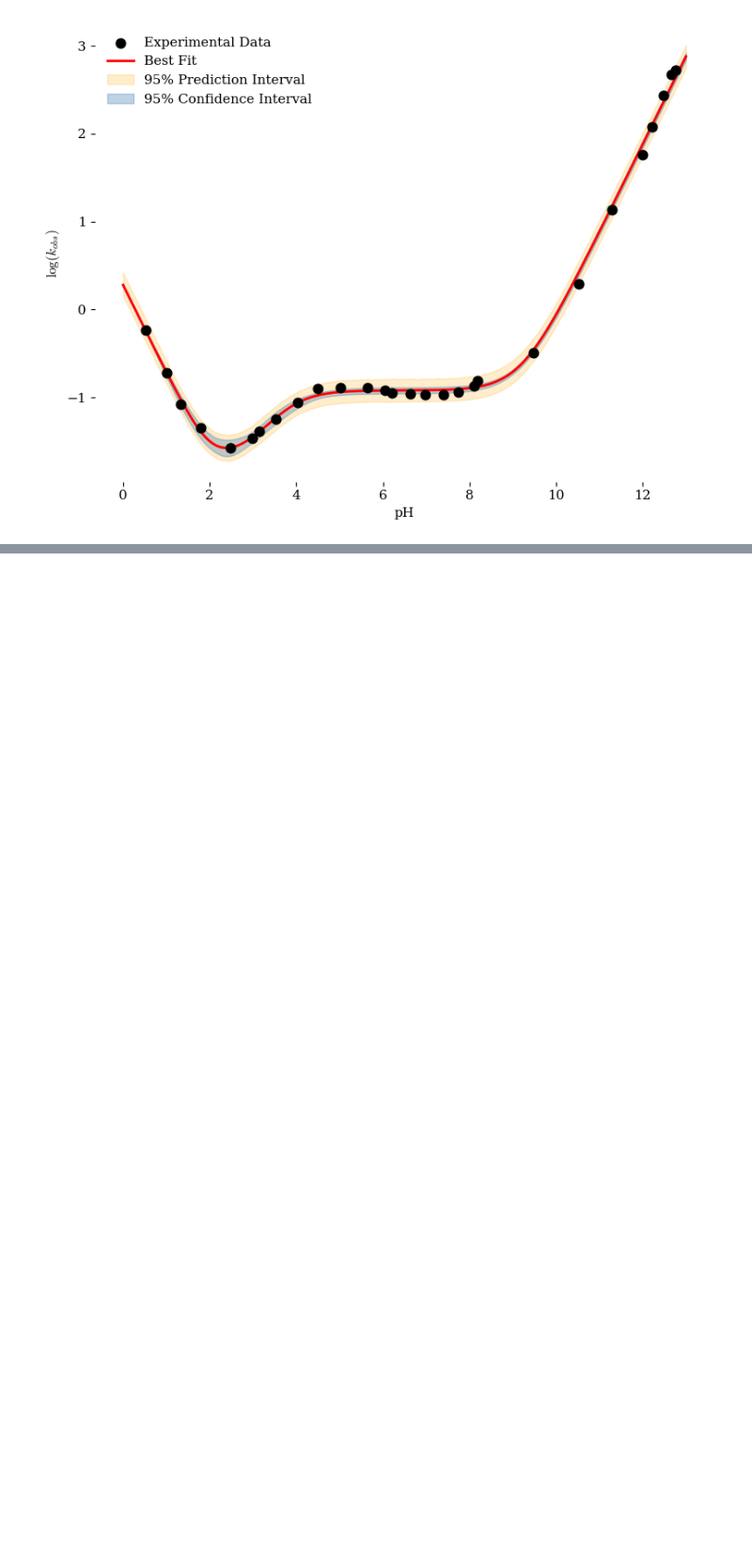
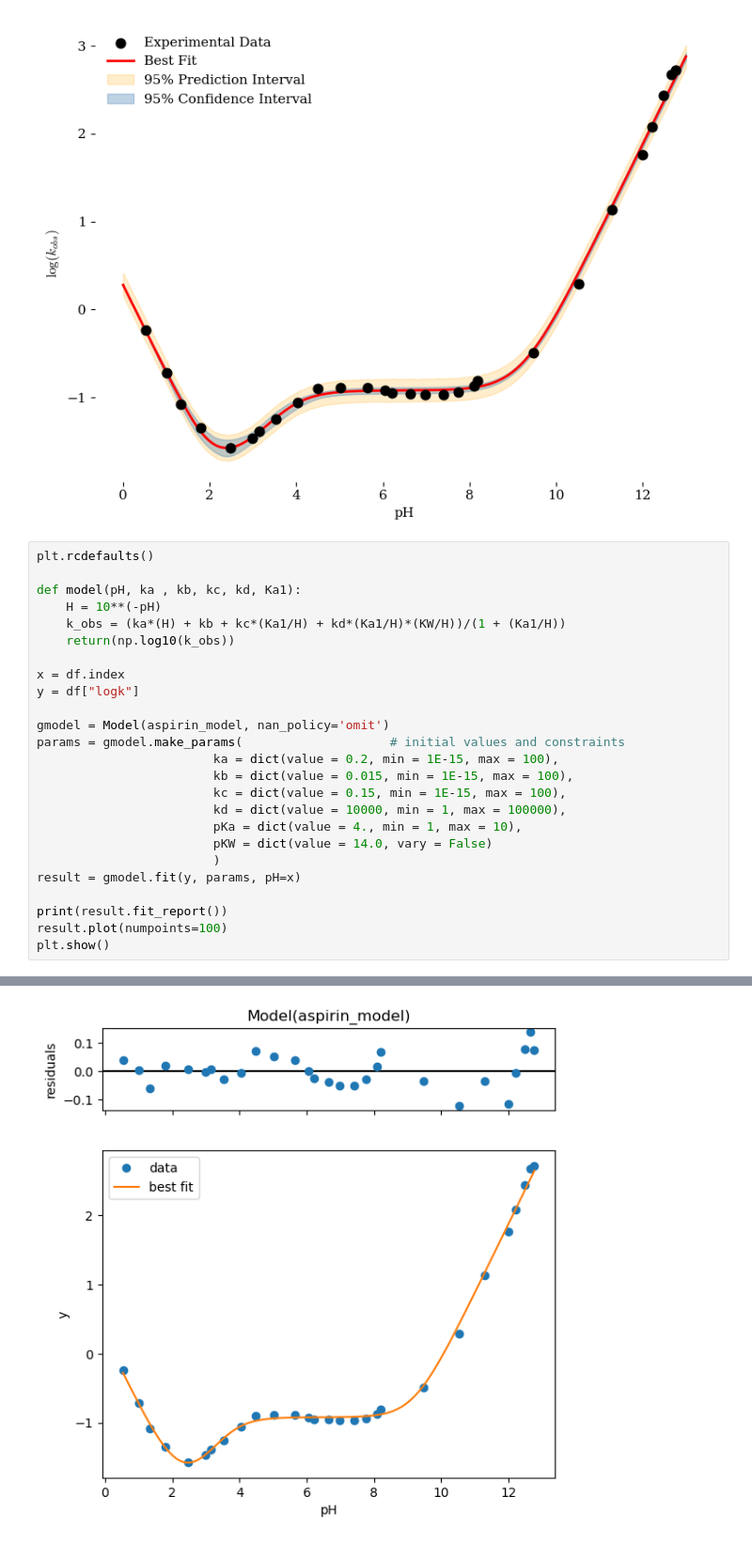
Before and after one commit to blinkletter/4410WebBook2026, a Jupyter notebook: book/notebooks/M28_Aspirin_Stats/Aspirin_2026_Boot_BAc.ipynb, the cells around one changed output, grey strips where cells are left out. Shown at 94% size. Drawn from its saved outputs; the diff is of its cells as text; blank space fills up the shorter version.

```diff
--- a/book/notebooks/M28_Aspirin_Stats/Aspirin_2026_Boot_BAc.ipynb
+++ b/book/notebooks/M28_Aspirin_Stats/Aspirin_2026_Boot_BAc.ipynb
@@ -1076,3 +1115,29 @@ plt.show()
 # %% [output]
 Successful fits: 5000/5000
 [figure]
+# %%
+plt.rcdefaults()
+
+def model(pH, ka , kb, kc, kd, Ka1):
+    H = 10**(-pH)
+    k_obs = (ka*(H) + kb + kc*(Ka1/H) + kd*(Ka1/H)*(KW/H))/(1 + (Ka1/H))
+    return(np.log10(k_obs))
+
+x = df.index
+y = df["logk"]
+
+gmodel = Model(aspirin_model, nan_policy='omit')
+params = gmodel.make_params(                    # initial values and constraints
+                        ka = dict(value = 0.2, min = 1E-15, max = 100),
+                        kb = dict(value = 0.015, min = 1E-15, max = 100),
+                        kc = dict(value = 0.15, min = 1E-15, max = 100),
+                        kd = dict(value = 10000, min = 1, max = 100000),
+                        pKa = dict(value = 4., min = 1, max = 10),
+                        pKW = dict(value = 14.0, vary = False)
+                        )
+result = gmodel.fit(y, params, pH=x)
+
+print(result.fit_report())
+result.plot(numpoints=100)
+plt.show()
+# %% [output]
@@ -1078,0 +1161 @@ Successful fits: 5000/5000
+[figure, added]
```
Also changed, not shown: parts of 11 cells of this notebook, 11 other files.
